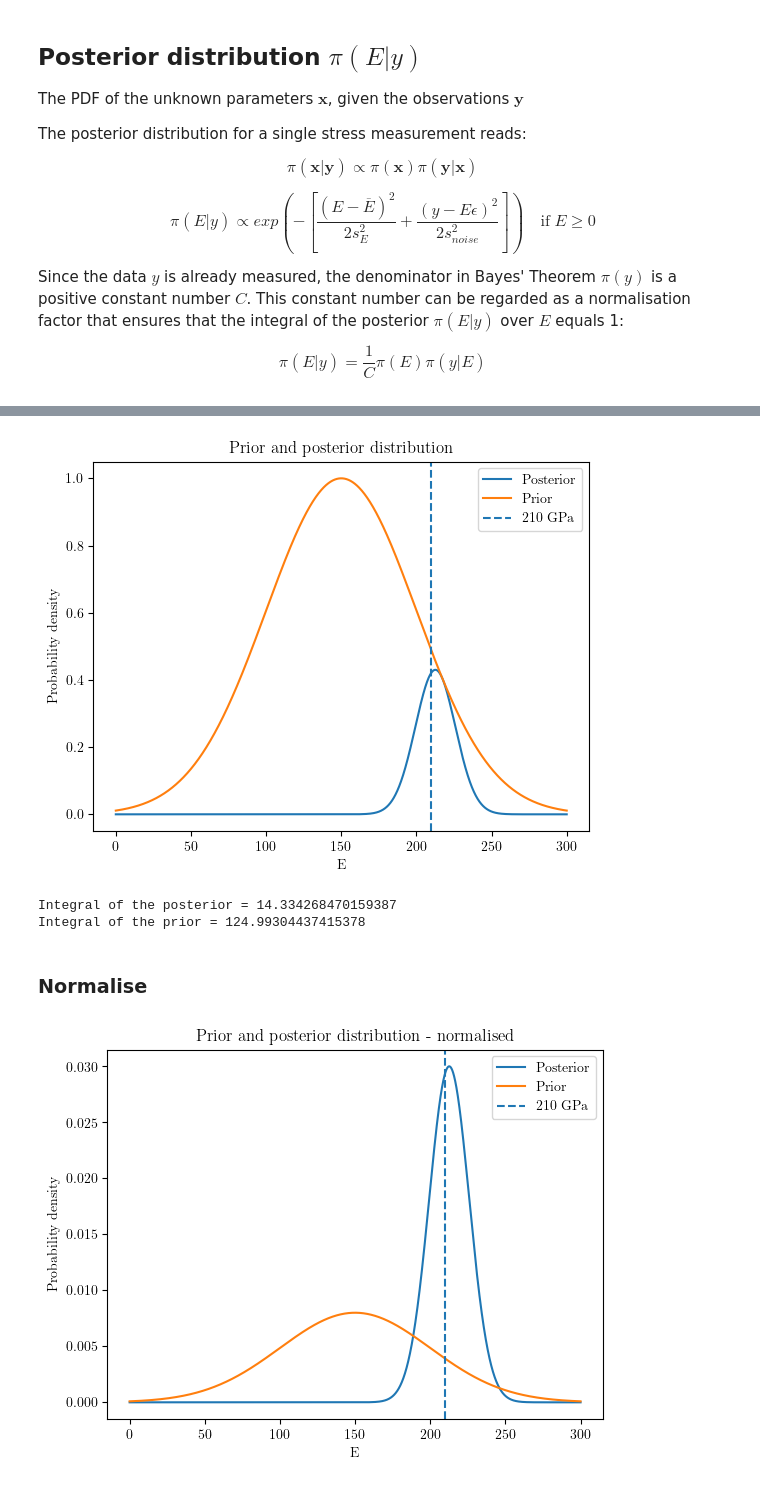
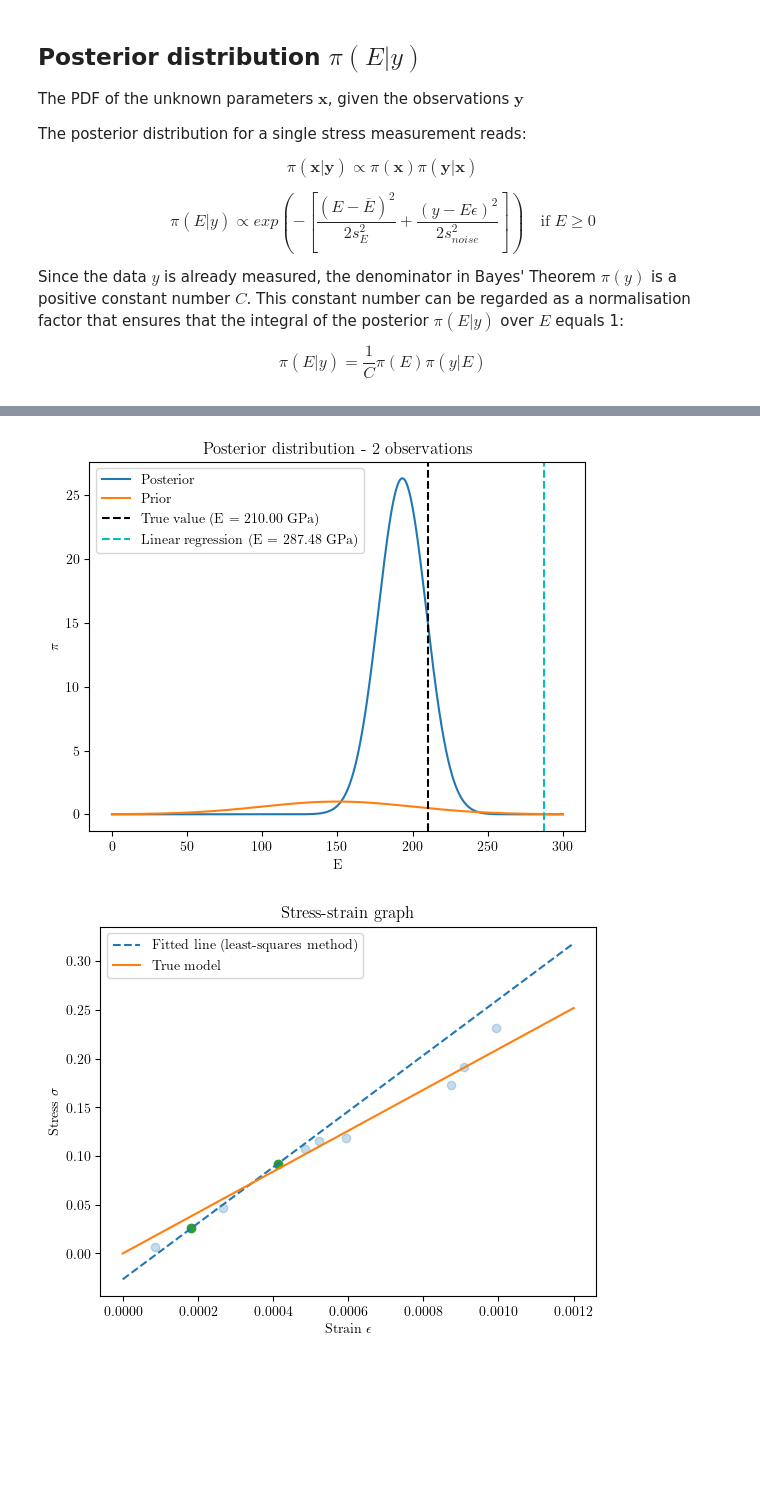
Before and after one commit to mark-hobbs/bayesian-inference-tutorial, a Jupyter notebook: 1_Linear_Elasticity.ipynb, the cells around one changed output, grey strips where cells are left out. Cells and saved outputs as stored; diff of their text form; code cells hidden in the pictures; blank space fills up the shorter version.

```diff
--- a/1_Linear_Elasticity.ipynb
+++ b/1_Linear_Elasticity.ipynb
@@ -143,3 +160,5 @@ add_labels("SciPy prior distribution", "E", "Probability density")
+# %%
+prior = set_prior(prior_distribution, 150, 50)
 # %% [markdown]
 ## Posterior distribution $\pi(E|y)$
 
@@ -165,0 +176,3 @@ def calculate_posterior(E, mean, std_dev, stress, strain, std_dev_noise):
+# %%
+def calculate_posterior(prior, likelihood):
+    return prior * likelihood
@@ -168,11 +189,0 @@ def calculate_posterior(E, mean, std_dev, stress, strain, std_dev_noise):
-# %%
-E_true = 210
-strain = np.linspace(0, 1.2E-3)
-stress = E_true * strain
-
-stress_measured = [0.1576]
-strain_measured = [7.25E-4]
-
-plt.plot(strain, stress)
-plt.plot(strain_measured, stress_measured, 'o')
-add_labels("Stress-strain graph", "Strain $\epsilon$", "Stress $\sigma$")
@@ -181,34 +190,17 @@ add_labels("Stress-strain graph", "Strain $\epsilon$", "Stress $\sigma$")
-# %%
-posterior_list = []
-
-for i in range(len(E_vector)):
-    E = E_vector[i]
-    posterior = calculate_posterior(E, mean, std_dev, stress_measured, strain_measured, s_noise)
-    posterior_list.append(posterior)
-
-plt.plot(E_vector, posterior_list, label='Posterior')
-plt.plot(E_vector, prior_list, label='Prior')
-plt.axvline(x=E_true, label='210 GPa', linestyle='--')
-plt.legend()
-add_labels("Prior and posterior distribution", "E", "Probability density")
-# %% [output]
-[figure, removed]
-# %%
-posterior_integral = np.trapz(posterior_list, E_vector)
-prior_integral = np.trapz(prior_list, E_vector)
-print('Integral of the posterior =', posterior_integral)
-print('Integral of the prior =', prior_integral)
-# %% [output]
-Integral of the posterior = 14.334268470159387
-Integral of the prior = 124.99304437415378
-# %% [markdown]
-### Normalise
-# %%
-plt.plot(E_vector, np.asarray(posterior_list) * (1 / posterior_integral), label='Posterior')
-plt.plot(E_vector, np.array(prior_list) * (1 / prior_integral), label='Prior')
-plt.axvline(x=E_true, label='210 GPa', linestyle='--')
-plt.legend()
-add_labels("Prior and posterior distribution - normalised", "E", "Probability density")
-# %% [output]
-[figure, removed]
+# %%
+subset = random_draw(n_observations, 2)
+
+candidate_parameter = np.linspace(0, 300, 1000)
+posterior = inference(candidate_parameter, stress_data[subset], strain_data[subset])
+[m, c] = linear_regression(strain_data[subset], stress_data[subset])
+
+plot_inference_results(candidate_parameter, posterior, E, m)
+add_labels("Posterior distribution - 2 observations", "E", "$\pi$")
+
+plot_regression_results(strain, E, m, c)
+plt.scatter(strain_data, stress_data, alpha=0.25)
+plt.scatter(strain_data[subset], stress_data[subset], color='C2');
+# %% [output]
+[figure, added]
+[figure, added]
 # %% [markdown]
```
Also changed, not shown: parts of 32 cells of this notebook, 2 other files.
